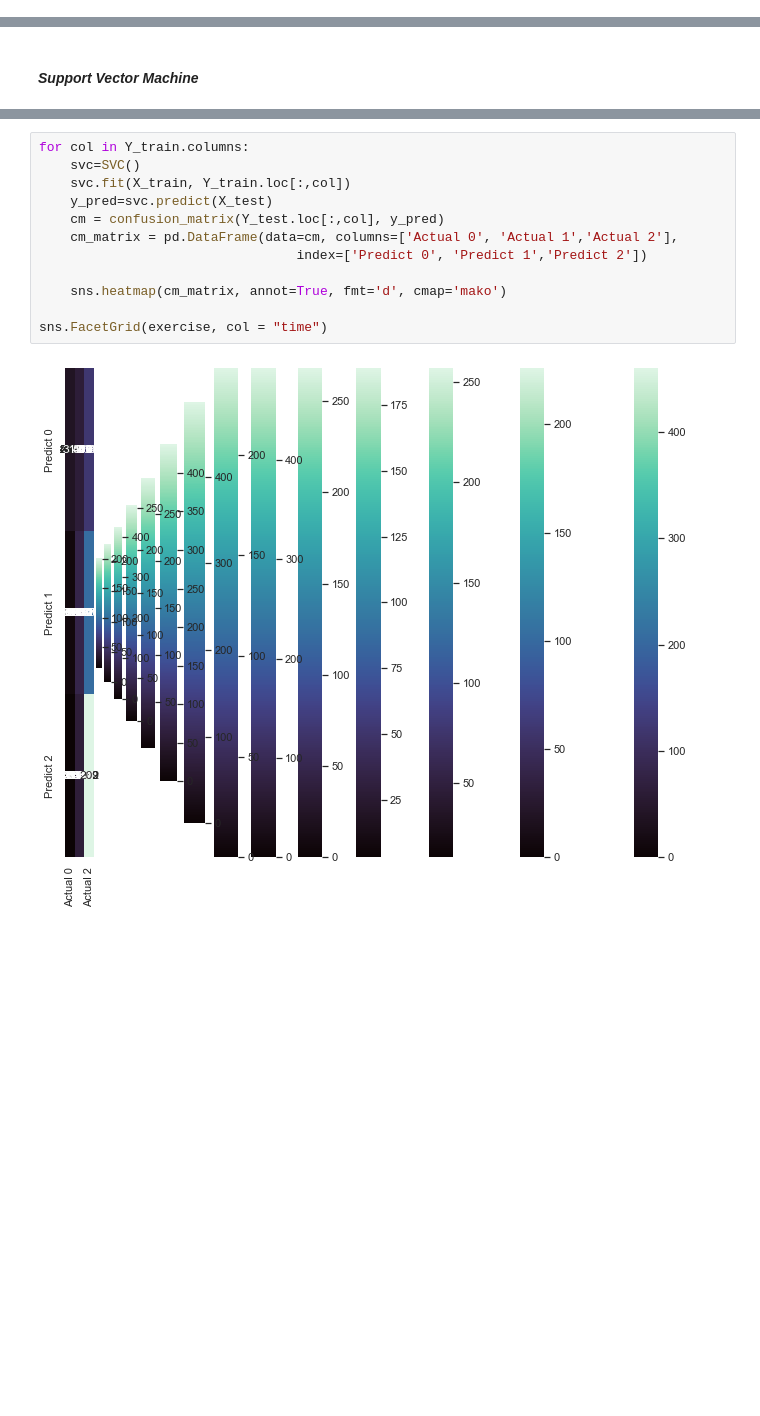
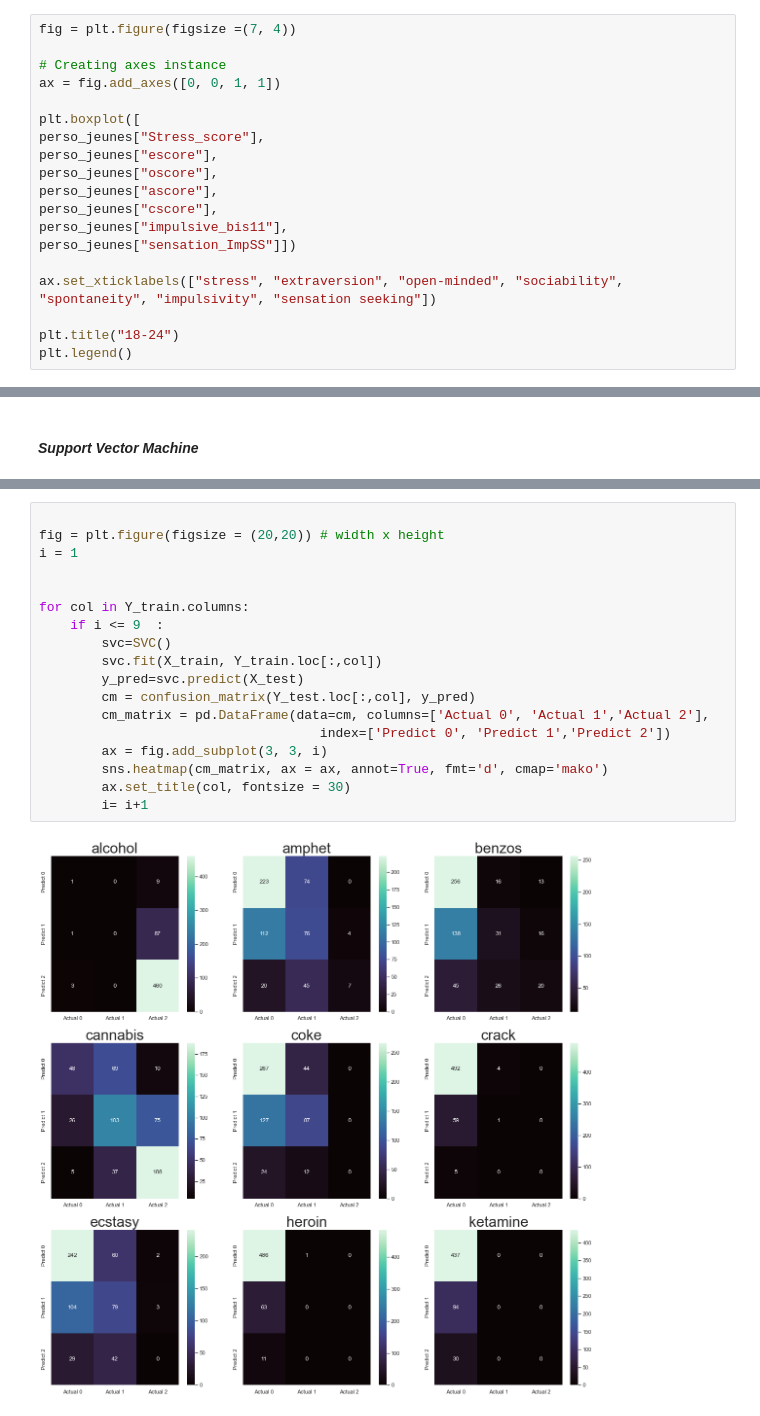
Before and after one commit to RayaneBDJ/Data-Analysis, a Jupyter notebook: FinalTP.ipynb, the cells around one changed output, grey strips where cells are left out. Drawn from its saved outputs; the diff is of its cells as text; blank space fills up the shorter version.

```diff
--- a/FinalTP.ipynb
+++ b/FinalTP.ipynb
@@ -1269,3 +1278,22 @@ plt.legend()
 # %% [output]
 <matplotlib.legend.Legend at 0x...>
 [figure]
+# %%
+fig = plt.figure(figsize =(7, 4))
+
+# Creating axes instance
+ax = fig.add_axes([0, 0, 1, 1])
+
+plt.boxplot([
+perso_jeunes["Stress_score"],
+perso_jeunes["escore"],
+perso_jeunes["oscore"],
+perso_jeunes["ascore"],
+perso_jeunes["cscore"],
+perso_jeunes["impulsive_bis11"],
+perso_jeunes["sensation_ImpSS"]])
+
+ax.set_xticklabels(["stress", "extraversion", "open-minded", "sociability", "spontaneity", "impulsivity", "sensation seeking"])
+
+plt.title("18-24")
+plt.legend()
@@ -2148,14 +2530,20 @@ array([[ 46,  73,   8],
 # %%
+
+fig = plt.figure(figsize = (20,20)) # width x height
+i = 1
+
+
 for col in Y_train.columns:
-    svc=SVC()
-    svc.fit(X_train, Y_train.loc[:,col])
-    y_pred=svc.predict(X_test)
-    cm = confusion_matrix(Y_test.loc[:,col], y_pred)
-    cm_matrix = pd.DataFrame(data=cm, columns=['Actual 0', 'Actual 1','Actual 2'],
-                                 index=['Predict 0', 'Predict 1','Predict 2'])
-
-    sns.heatmap(cm_matrix, annot=True, fmt='d', cmap='mako')
-
-sns.FacetGrid(exercise, col = "time")
+    if i <= 9  :
+        svc=SVC()
+        svc.fit(X_train, Y_train.loc[:,col])
+        y_pred=svc.predict(X_test)
+        cm = confusion_matrix(Y_test.loc[:,col], y_pred)
+        cm_matrix = pd.DataFrame(data=cm, columns=['Actual 0', 'Actual 1','Actual 2'],
+                                    index=['Predict 0', 'Predict 1','Predict 2'])
+        ax = fig.add_subplot(3, 3, i)
+        sns.heatmap(cm_matrix, ax = ax, annot=True, fmt='d', cmap='mako')
+        ax.set_title(col, fontsize = 30)
+        i= i+1
 # %% [output]
-[figure, old version]
+[figure, new version]
```
Also changed, not shown: parts of 63 cells of this notebook.
